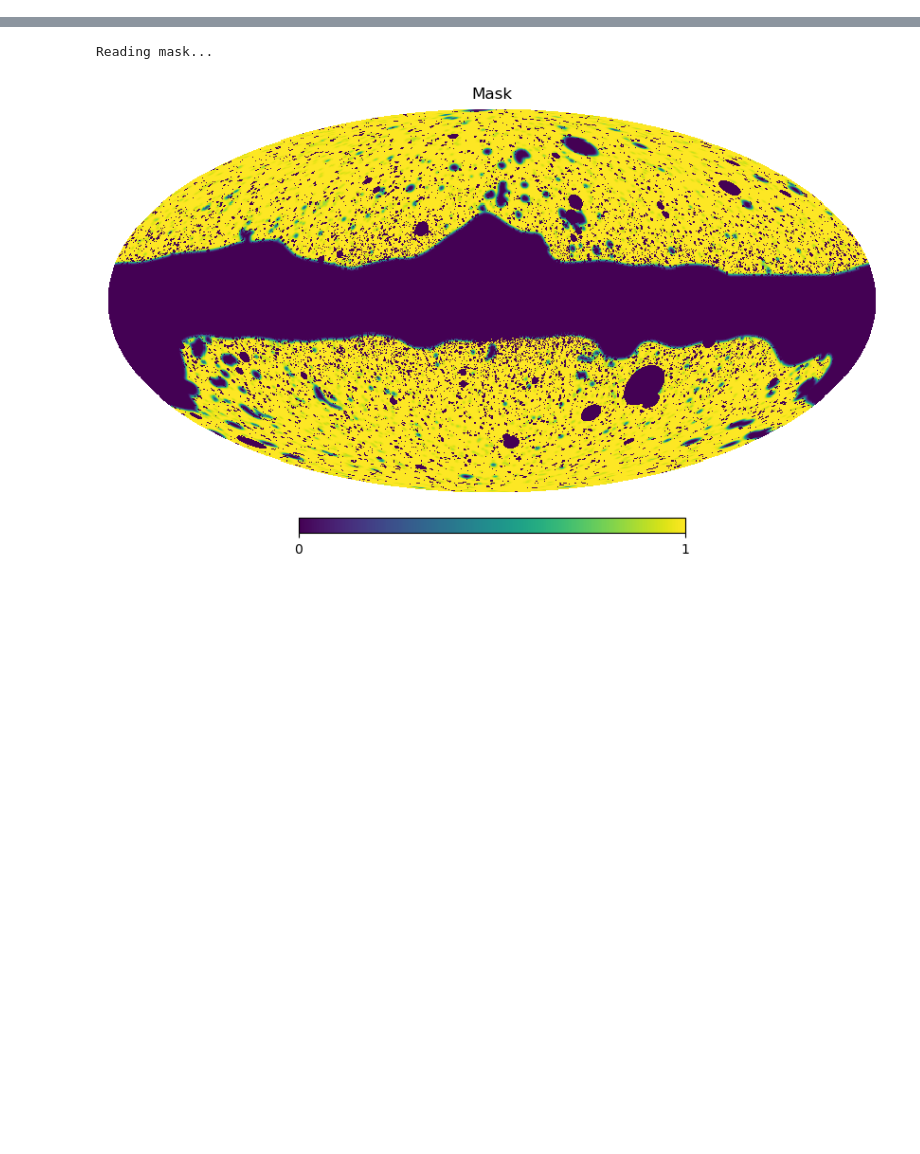
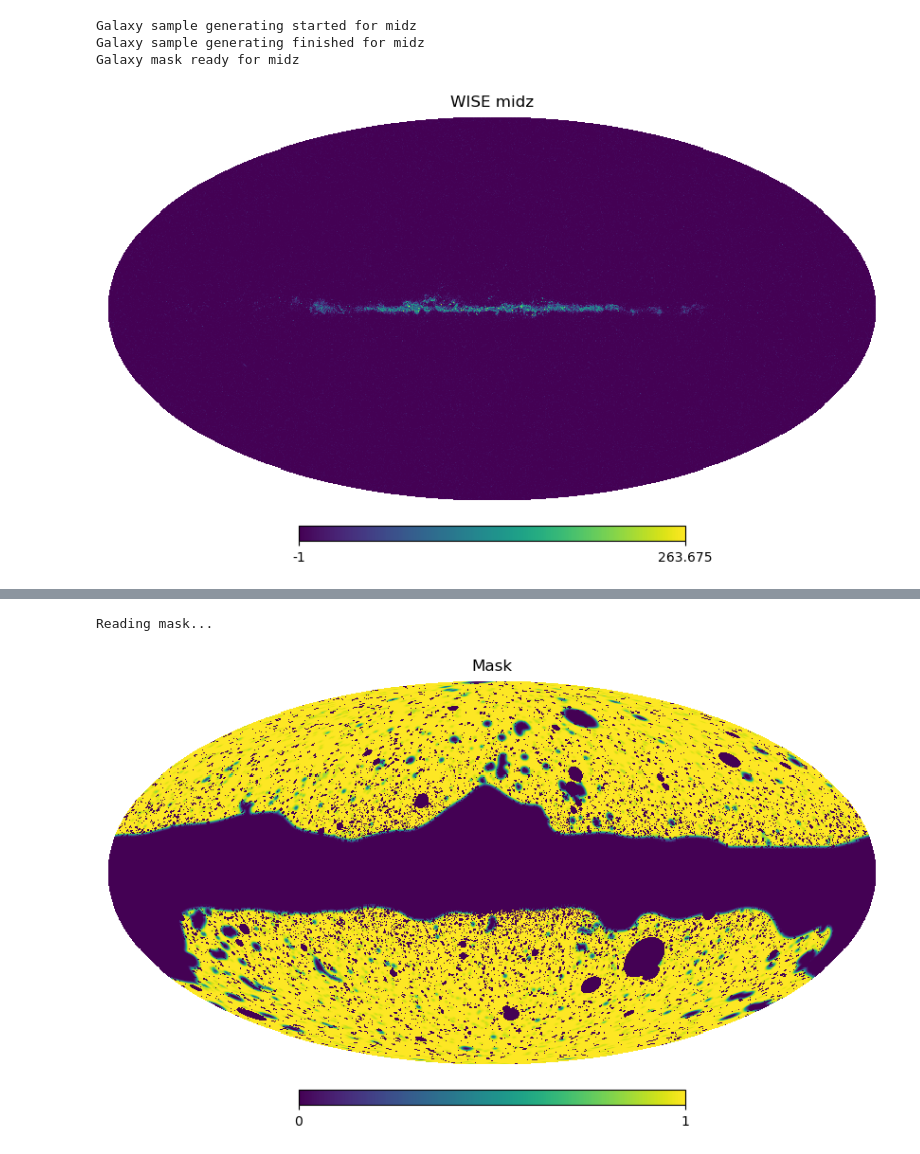
Before and after one commit to Zguandi/unWISE_SZ, a Jupyter notebook: plot_unwiseact.ipynb, the cells around one changed output, grey strips where cells are left out. Cells and saved outputs as stored; diff of their text form; code cells hidden in the pictures; blank space fills up the shorter version.

Commit message:
Added_midz_lowz_sample

```diff
--- a/plot_unwiseact.ipynb
+++ b/plot_unwiseact.ipynb
@@ -13,0 +27,15 @@ import matplotlib.pyplot as plt
+# %%
+from assets import galaxy_map_read as gmr
+
+unwise_sample = 'midz'
+unwise_map = gmr.makemap_healpix(unwise_sample)
+
+mask = gmr.readmask(unwise_sample)
+# %% [output]
+Galaxy sample generating started for midz
+Galaxy sample generating finished for midz
+Galaxy mask ready for midz
+# %%
+hp.mollview(unwise_map, title='WISE '+unwise_sample)
+# %% [output]
+[figure, added]
```
Also changed, not shown: parts of 6 cells of this notebook, 6 other files.
